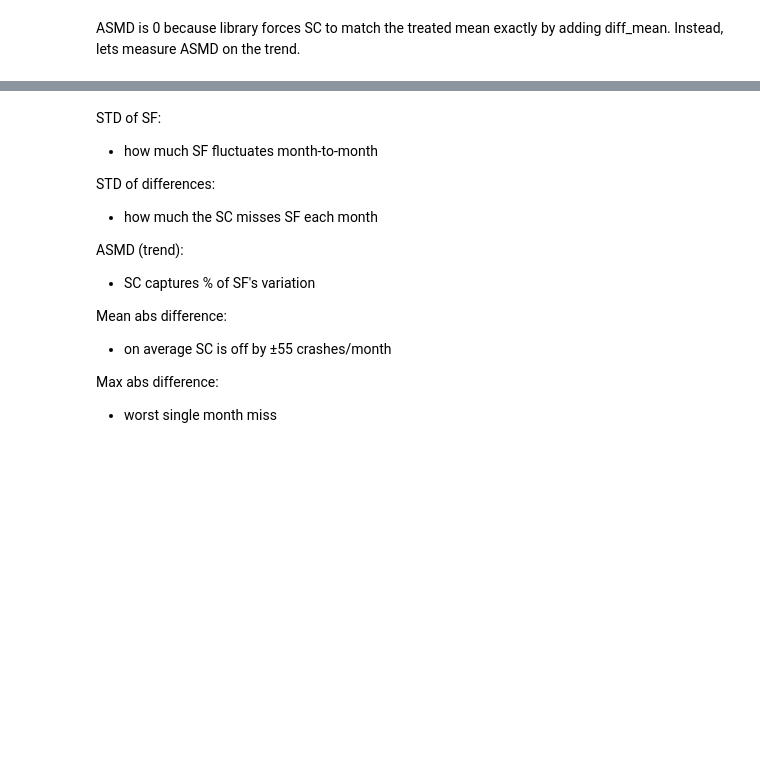
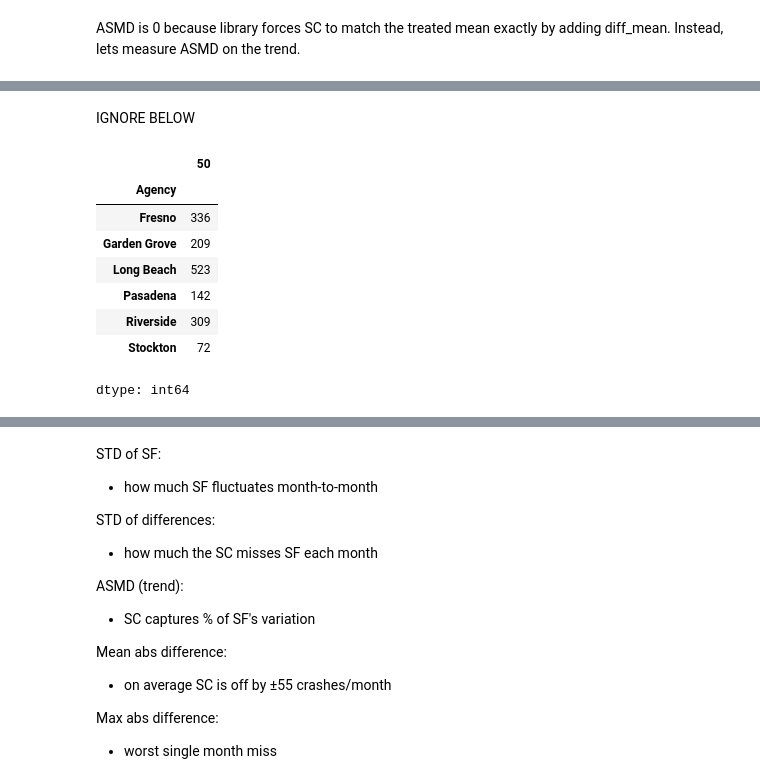
Before and after one commit to utexas-SDS-357/sds357-project-sp26-con-founders, a Jupyter notebook: DiD_Anaylsis.ipynb, the cells around one changed output, grey strips where cells are left out. Saved outputs shown, nothing was run; the diff lists cells and outputs as text; code cells hidden in the pictures; blank space fills up the shorter version.

```diff
--- a/DiD_Anaylsis.ipynb
+++ b/DiD_Anaylsis.ipynb
@@ -284,0 +364,14 @@ Mean abs difference: 55.23
+# %% [markdown]
+IGNORE BELOW
+# %%
+donor_outcomes
+# %% [output]
+|  | 50 |
+| Agency |  |
+| Fresno | 336 |
+| Garden Grove | 209 |
+| Long Beach | 523 |
+| Pasadena | 142 |
+| Riverside | 309 |
+| Stockton | 72 |
+dtype: int64
```
Also changed, not shown: parts of 18 cells of this notebook.
